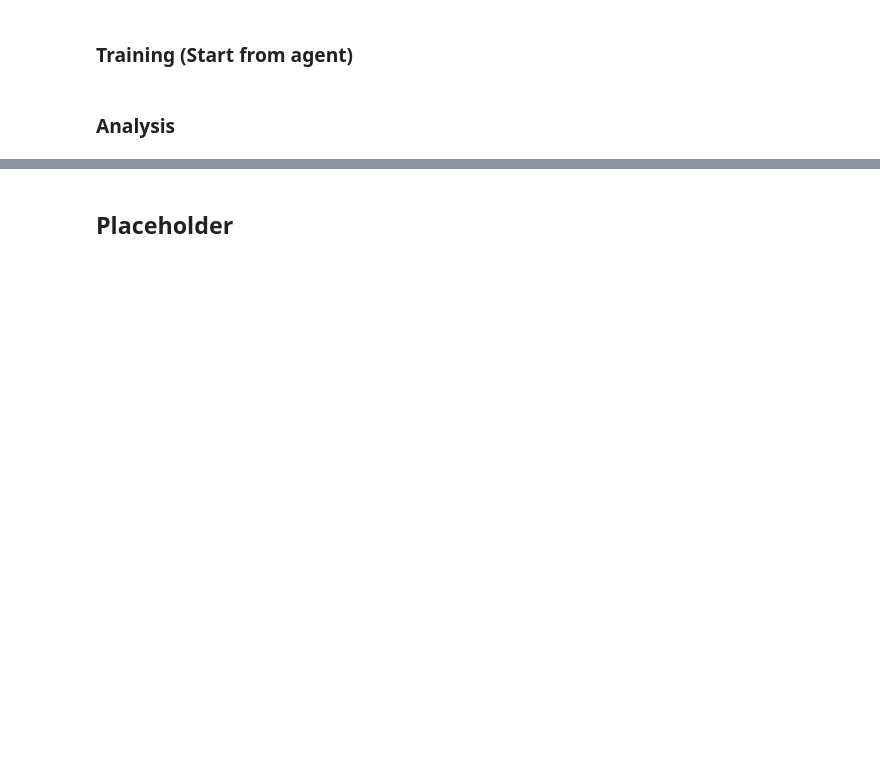
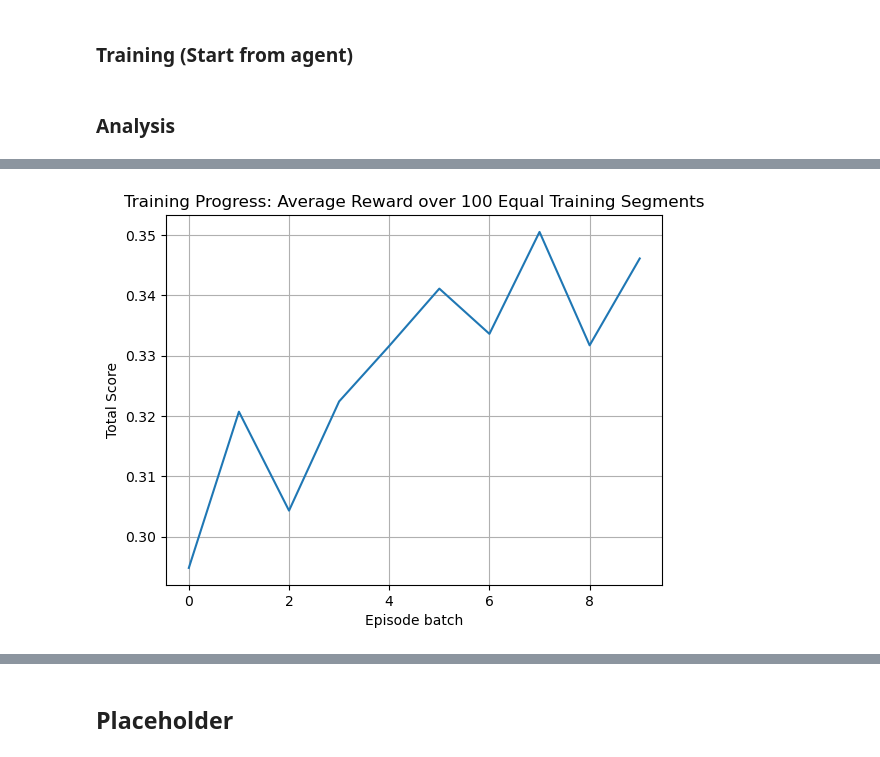
Before and after one commit to William-Pig/tetris_ai, a Jupyter notebook: main.ipynb, the cells around one changed output, grey strips where cells are left out. Cells and saved outputs as stored; diff of their text form; code cells hidden in the pictures; blank space fills up the shorter version.

```diff
--- a/main.ipynb
+++ b/main.ipynb
@@ -558,6 +560,7 @@ with open("tabular_qlearning_results.pkl", "rb") as f:
 
 Q_table = data["Q_table"]
 episode_rewards = data["episode_rewards"]
+episode_score = data['episode_score']
 # %%
 plt.plot(np.mean(np.array_split(episode_rewards, 100),axis=1))
 plt.xlabel('Episode batch')
@@ -570,3 +573,12 @@ plt.show()
+# %%
+plt.plot(np.mean(np.array_split(episode_score, 100),axis=1))
+plt.xlabel('Episode batch')
+plt.ylabel('Total Score')
+plt.title('Training Progress: Average Reward over 100 Equal Training Segments')
+plt.grid(True)
+plt.show()
+# %% [output]
+[figure, added]
 # %%
 def evaluate_trained_policy(env, Q, num_episodes=1000):
     """Evaluate the policy with no exploration"""
```
Also changed, not shown: parts of 10 cells of this notebook, 1 other file.
